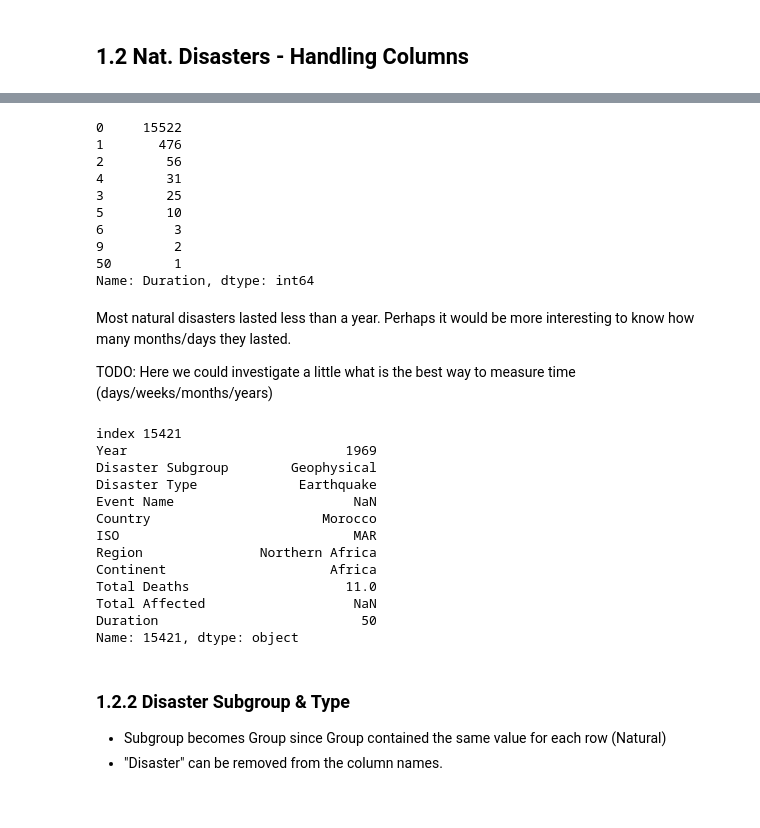
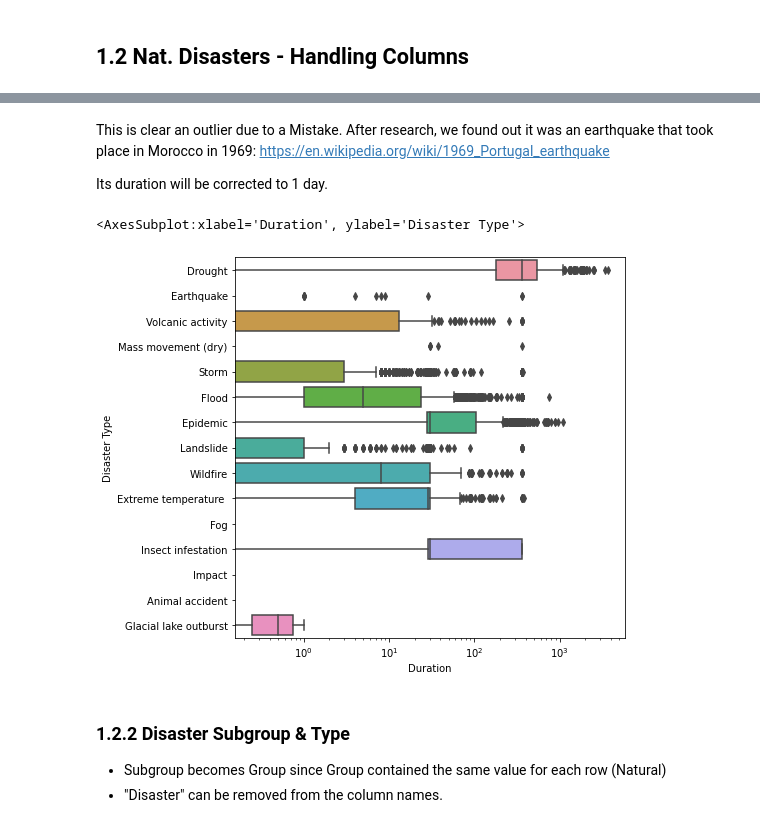
Before and after one commit to FreshJonas/Nat_Disasters_vs_GDP, a Jupyter notebook: 01_obtaining_data.ipynb, the cells around one changed output, grey strips where cells are left out. Drawn from its saved outputs; the diff is of its cells as text; code cells hidden in the pictures.

```diff
--- a/01_obtaining_data.ipynb
+++ b/01_obtaining_data.ipynb
@@ -52,0 +145,8 @@ array([ 0,  4,  9,  2,  3,  6,  1,  5, 50], dtype=int64)
+# %%
+# I had a particular interest in find which catastrophe has taken over 17500 days (almost 50 years). Probably outlier/mistake?
+index_to_outlier = None
+for idx, value in enumerate(natural_disaster_df['Duration']):
+    if value > 17000:
+        print(f"index {idx}")
+        index_to_outlier = idx
+        print(natural_disaster_df.iloc[idx])
@@ -53,40 +167,17 @@ array([ 0,  4,  9,  2,  3,  6,  1,  5, 50], dtype=int64)
+# %% [markdown]
+This is clear an outlier due to a Mistake. After research, we found out it was an earthquake that took place in Morocco in 1969: https://en.wikipedia.org/wiki/1969_Portugal_earthquake
+
+Its duration will be corrected to 1 day.
 # %%
-natural_disaster_df['Duration'].value_counts()
+natural_disaster_df['Duration'].iat[index_to_outlier] = 1
-# %% [output]
-0     15522
-1       476
-2        56
-4        31
-3        25
-5        10
-6         3
-9         2
-50        1
-Name: Duration, dtype: int64
-# %% [markdown]
-Most natural disasters lasted less than a year. Perhaps it would be more interesting to know how many months/days they lasted.
-
-TODO: Here we could investigate a little what is the best way to measure time (days/weeks/months/years)
-# %%
-# I had a particular interest in find which catastrophe has taken 50 years. Probably outlier/mistake?
-for idx, value in enumerate(natural_disaster_df['Duration']):
-    if value == 50:
-        print(f"index {idx}")
-        print(natural_disaster_df.iloc[idx])
-# %% [output]
-index 15421
-Year                            1969
-Disaster Subgroup        Geophysical
-Disaster Type             Earthquake
-Event Name                       NaN
-Country                      Morocco
-ISO                              MAR
-Region               Northern Africa
-Continent                     Africa
-Total Deaths                    11.0
-Total Affected                   NaN
-Duration                          50
-Name: 15421, dtype: object
+# %%
+# It seems we have some outliers:
+f, ax = plt.subplots(figsize=(7, 7))
+ax.set(xscale="log")
+sns.boxplot(data=natural_disaster_df, x="Duration", y="Disaster Type", ax=ax)
+# %% [output]
+<AxesSubplot:xlabel='Duration', ylabel='Disaster Type'>
+[figure, added]
 # %% [markdown]
 ### 1.2.2 Disaster Subgroup & Type
 - Subgroup becomes Group since Group contained the same value for each row (Natural)
```
Also changed, not shown: parts of 18 cells of this notebook.
